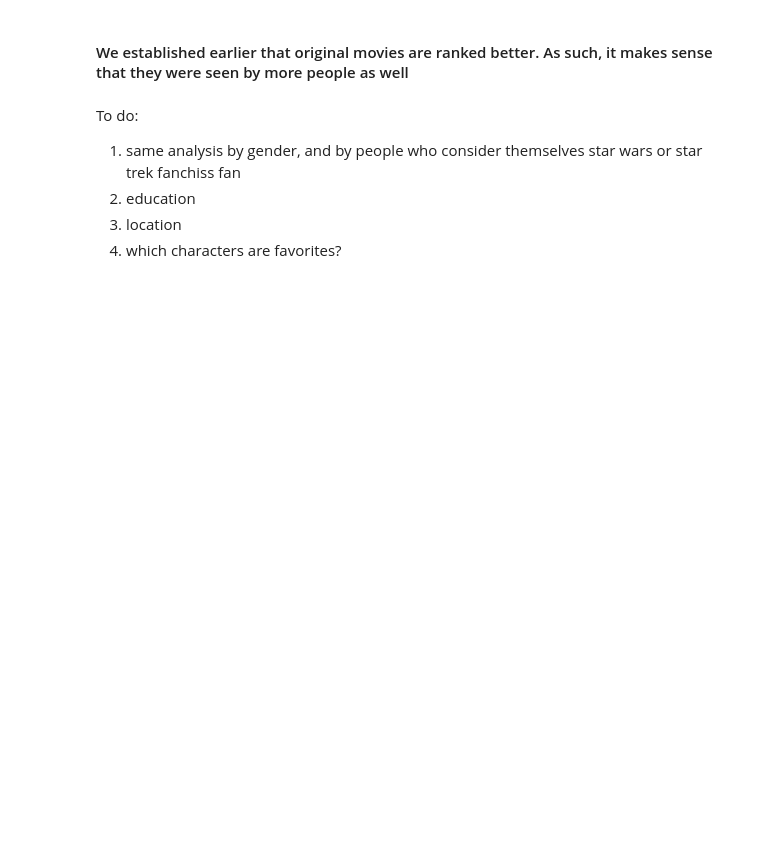
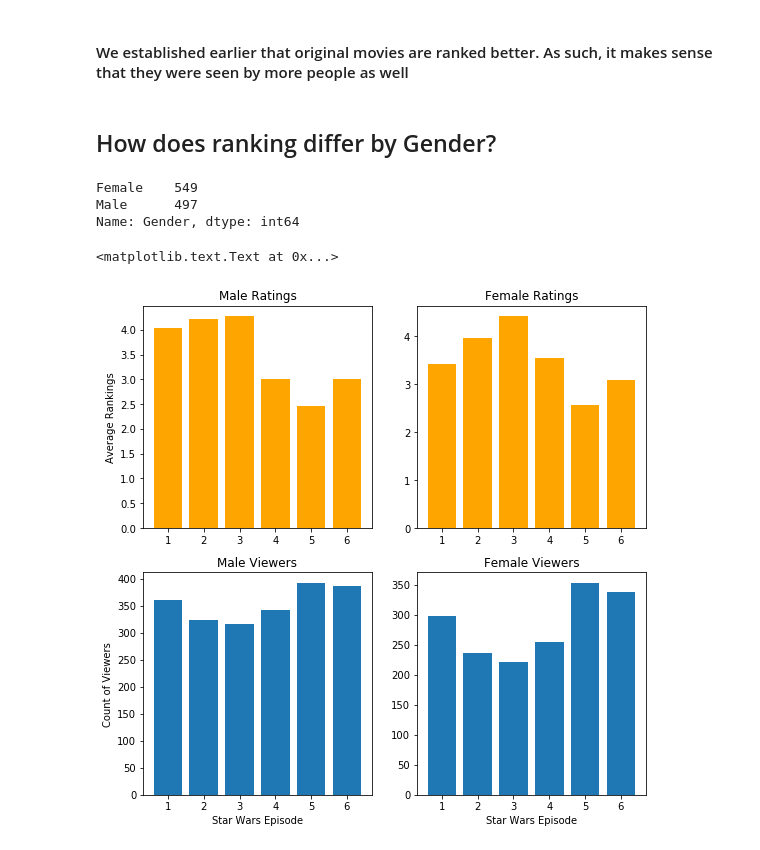
Before and after one commit to brandonongnz/star_wars_survey, a Jupyter notebook: star_wars_survey.ipynb, the cells around one changed output. Cells and saved outputs as stored; diff of their text form; code cells hidden in the pictures; blank space fills up the shorter version.

Commit message:
edited analysis

```diff
--- a/star_wars_survey.ipynb
+++ b/star_wars_survey.ipynb
@@ -205,8 +201,36 @@ plt.bar(range(6), star_wars[star_wars.columns[3:9]].sum())
 # %% [markdown]
 #### We established earlier that original movies are ranked better. As such, it makes sense that they were seen by more people as well
-# %% [markdown]
-To do:
-1) same analysis by gender, and by people who consider themselves star wars or star trek fanchiss fan
-2) education
-3) location
-4) which characters are favorites?
+# %% [markdown]
+## How does ranking differ by Gender?
+# %%
+star_wars['Gender'].value_counts()
+# %% [output]
+Female    549
+Male      497
+Name: Gender, dtype: int64
+# %%
+male_respondents = star_wars[star_wars['Gender'] == "Male"]
+female_respondents = star_wars[star_wars['Gender'] == "Female"]
+
+fig = plt.figure(figsize=(9,9))
+ax1 = fig.add_subplot(2,2,1)
+ax2 = fig.add_subplot(2,2,2)
+ax3 = fig.add_subplot(2,2,3)
+ax4 = fig.add_subplot(2,2,4)
+
+ax1.bar(range(1, 7), male_respondents[male_respondents.columns[9:15]].mean(), color= "orange")
+ax2.bar(range(1, 7), female_respondents[female_respondents.columns[9:15]].mean(), color= "orange")
+ax3.bar(range(1, 7), male_respondents[male_respondents.columns[3:9]].sum())
+ax4.bar(range(1, 7), female_respondents[female_respondents.columns[3:9]].sum())
+
+ax1.set_title("Male Ratings")
+ax1.set_ylabel("Average Rankings")
+ax2.set_title("Female Ratings")
+ax3.set_title("Male Viewers")
+ax4.set_title("Female Viewers")
+ax3.set_ylabel("Count of Viewers")
+ax3.set_xlabel("Star Wars Episode")
+ax4.set_xlabel("Star Wars Episode")
+# %% [output]
+<matplotlib.text.Text at 0x...>
+[figure, added]
```
Also changed, not shown: parts of 22 cells of this notebook.
